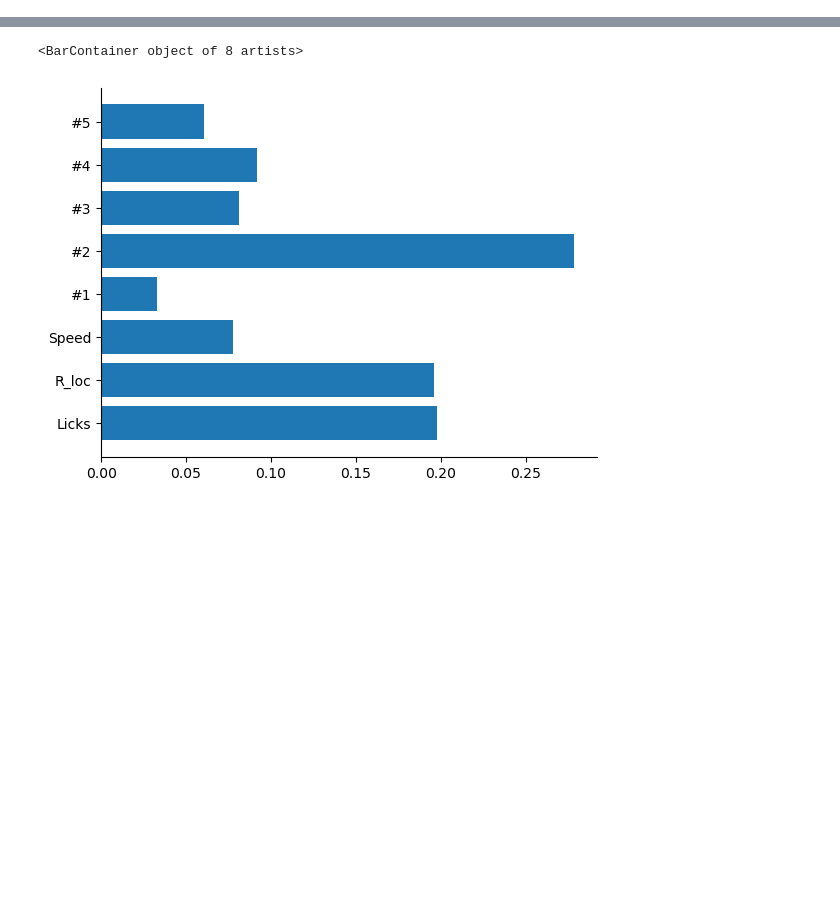
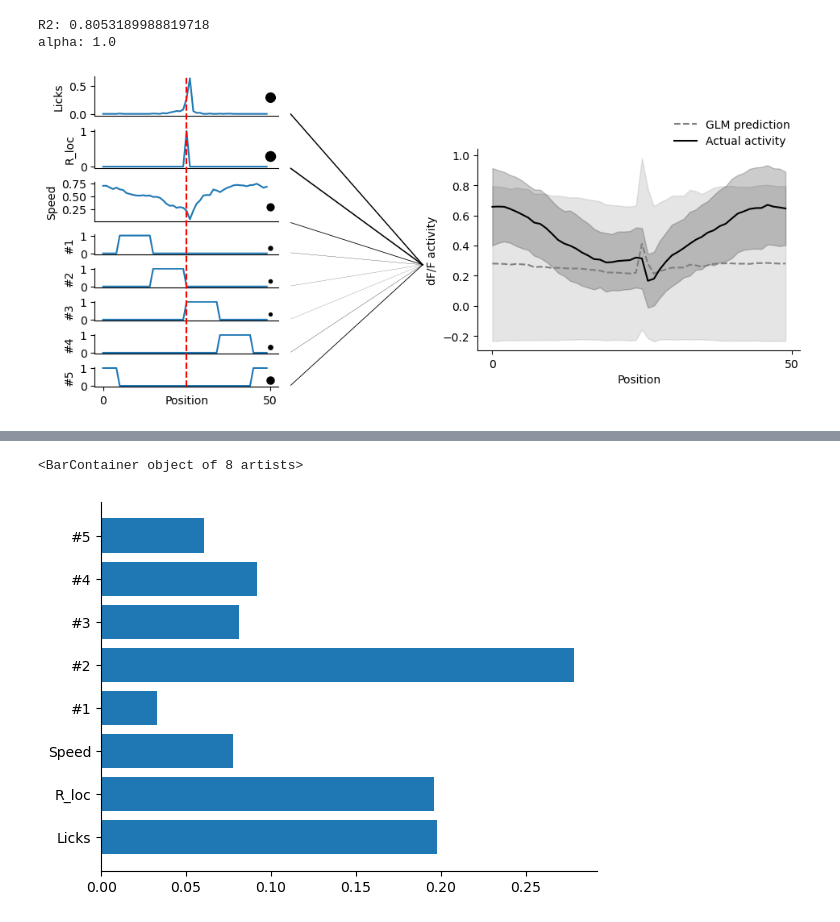
Before and after one commit to Milstein-Lab/CA1-interneuron-GLM, a Jupyter notebook: GLM_analysis_scratchpad2.ipynb, the cells around one changed output, grey strips where cells are left out. Drawn from its saved outputs; the diff is of its cells as text; code cells hidden in the pictures; blank space fills up the shorter version.

```diff
--- a/GLM_analysis_scratchpad2.ipynb
+++ b/GLM_analysis_scratchpad2.ipynb
@@ -24 +40,8 @@ plt.rcParams.update({'font.size': 10,
+# %%
+animal='animal_6'
+plot_example_neuron(animal, reorganized_data, GLM_params, variable_list)
+# %% [output]
+R2: 0.8053189988819718
+alpha: 1.0
+[figure, added]
 # %%
```
Also changed, not shown: parts of 4 cells of this notebook, 1 other file.
